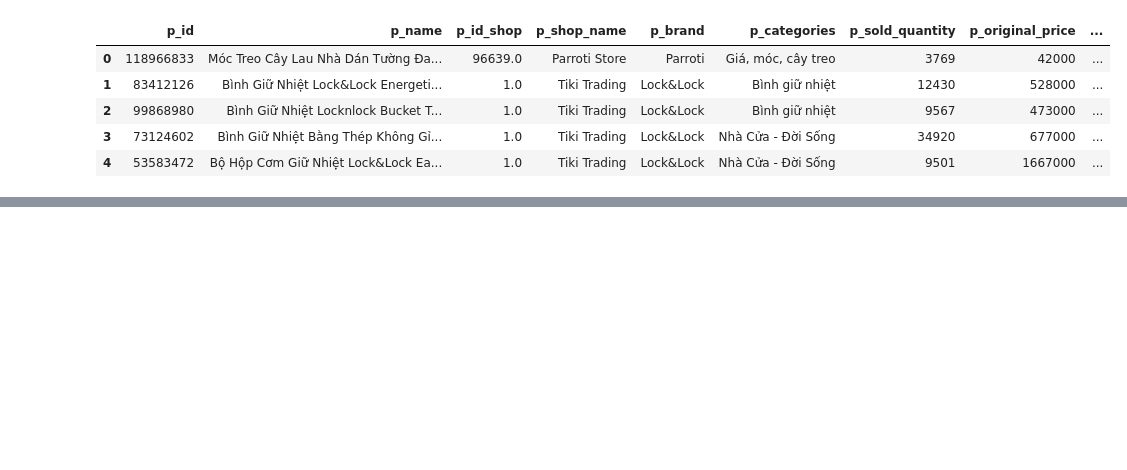
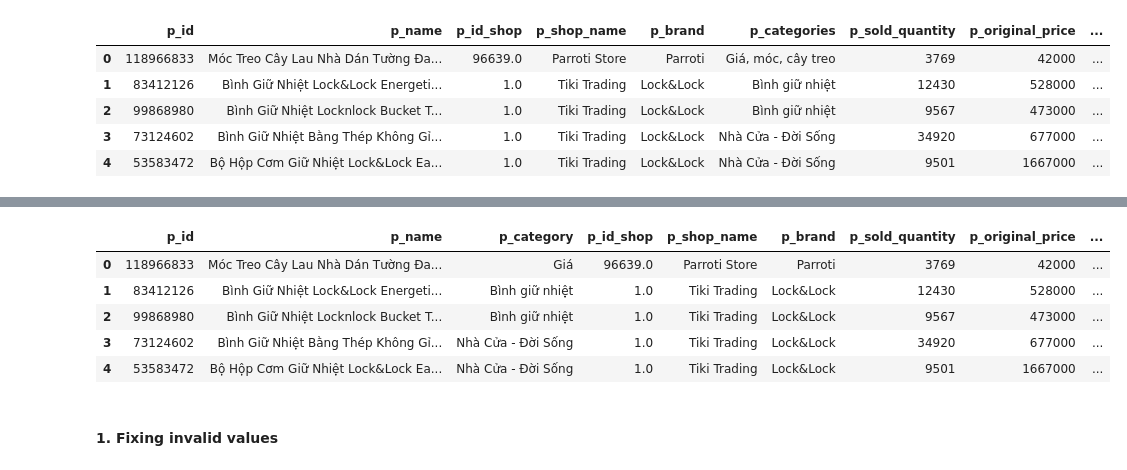
Before and after one commit to TienDat57/IntroductionToDataScience, a Jupyter notebook: src/data/preprocess_data/index.ipynb, the cells around one changed output, grey strips where cells are left out. Drawn from its saved outputs; the diff is of its cells as text; code cells hidden in the pictures; blank space fills up the shorter version.

```diff
--- a/src/data/preprocess_data/index.ipynb
+++ b/src/data/preprocess_data/index.ipynb
@@ -34,0 +62,15 @@ product_detail[product_detail['p_categories'] == "root"]
+# %%
+# split category from p_categories column
+category = tiki_data['p_categories'].str.split(',', expand=True)
+tiki_data.insert(2, 'p_category', category[0])
+tiki_data.drop(['p_categories'], axis=1, inplace=True)
+tiki_data.head()
+# %% [output]
+|  | p_id | p_name | p_category | p_id_shop | p_shop_name | p_brand | p_sold_quantity | p_original_price | ... |
+| 0 | 118966833 | Móc Treo Cây Lau Nhà Dán Tường Đa... | Giá | 96639.0 | Parroti Store | Parroti | 3769 | 42000 | ... |
+| 1 | 83412126 | Bình Giữ Nhiệt Lock&Lock Energeti... | Bình giữ nhiệt | 1.0 | Tiki Trading | Lock&Lock | 12430 | 528000 | ... |
+| 2 | 99868980 | Bình Giữ Nhiệt Locknlock Bucket T... | Bình giữ nhiệt | 1.0 | Tiki Trading | Lock&Lock | 9567 | 473000 | ... |
+| 3 | 73124602 | Bình Giữ Nhiệt Bằng Thép Không Gỉ... | Nhà Cửa - Đời Sống | 1.0 | Tiki Trading | Lock&Lock | 34920 | 677000 | ... |
+| 4 | 53583472 | Bộ Hộp Cơm Giữ Nhiệt Lock&Lock Ea... | Nhà Cửa - Đời Sống | 1.0 | Tiki Trading | Lock&Lock | 9501 | 1667000 | ... |
+# %% [markdown]
+#### 1. Fixing invalid values
```
Also changed, not shown: parts of 29 cells of this notebook, 2 other files.
